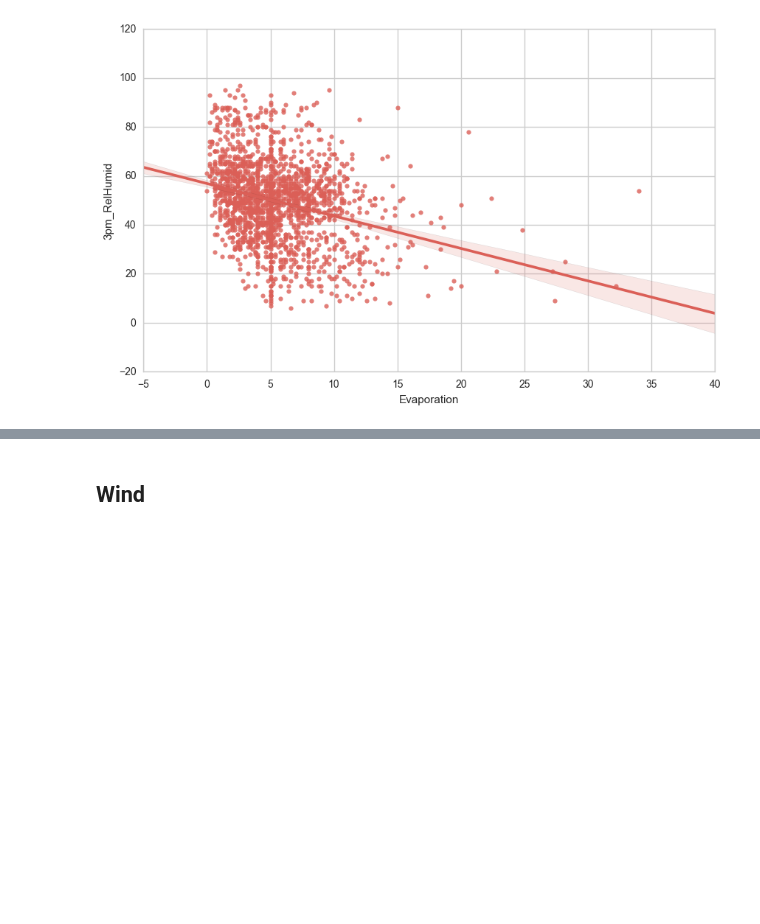
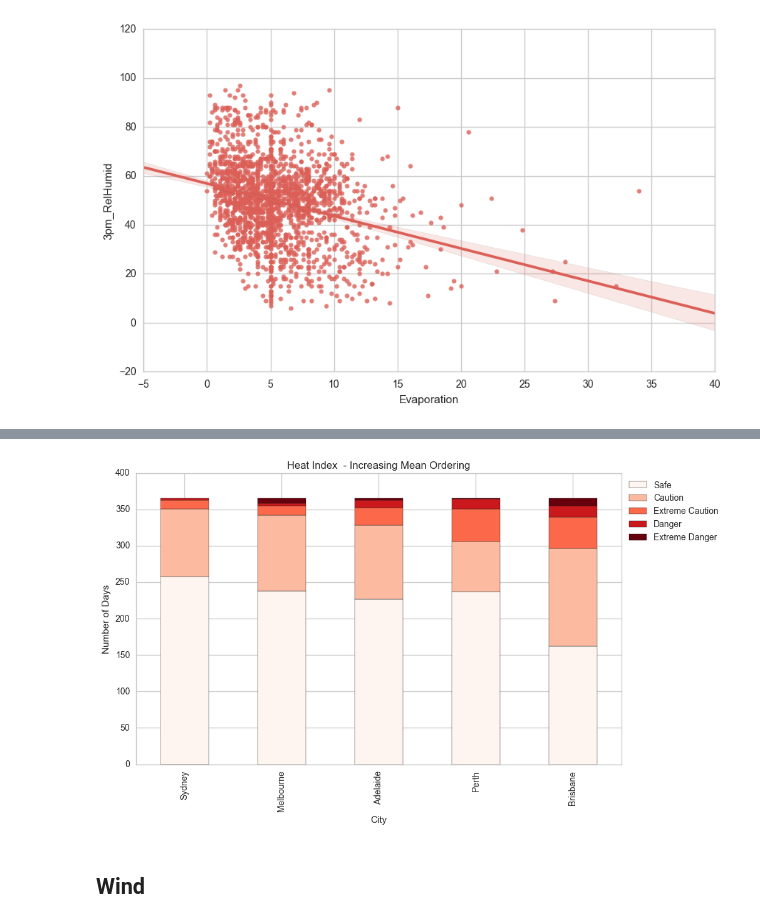
Before and after one commit to BrunnoRicci/bom-austraila, a Jupyter notebook: BOM_Australia.ipynb, the cells around one changed output, grey strips where cells are left out. Saved outputs shown, nothing was run; the diff lists cells and outputs as text; code cells hidden in the pictures; blank space fills up the shorter version.

```diff
--- a/BOM_Australia.ipynb
+++ b/BOM_Australia.ipynb
@@ -585,3 +692,25 @@ Pearson corr: SpearmanrResult(correlation=-0.43960361841841555, pvalue=4.1625052
+# %%
+#Merge 9am and 3pm
+
+col = "HeatIndexCat"
+df1 = df.groupby(['City', col])['City'].count().unstack(col).fillna(0)
+df1 = df1[["Safe","Caution","Extreme Caution","Danger","Extreme Danger"]]
+
+topl = df1
+col = "Heat Index"
+topl["Sort"] = topl.reset_index()["City"].map(lambda x: order.loc[col,][x]).values
+topl = topl.sort_values("Sort", ascending=True)
+
+f, ax = plt.subplots(1,1,figsize=(PW,PH))
+
+colors = plt.cm.Reds(np.linspace(0, 1, 5))
+ax = topl[topl.columns[:-1]].plot(kind='bar', stacked=True, color=colors, ax=ax);
+plt.legend(bbox_to_anchor=(1, 1), loc=2);
+
+ax.set_ylabel("Number of Days")
+plt.title("Heat Index  - Increasing Mean Ordering");
+# %% [output]
+[figure, added]
 # %% [markdown]
 ## Wind
 # %% [markdown]
```
Also changed, not shown: parts of 10 cells of this notebook.
